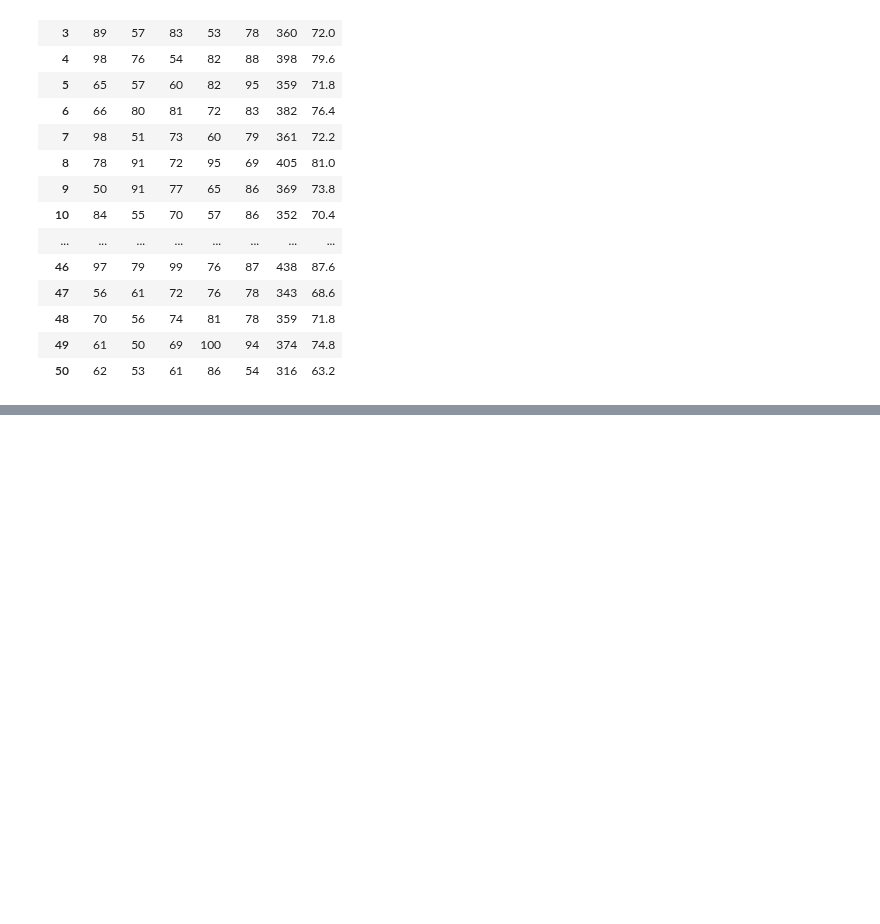
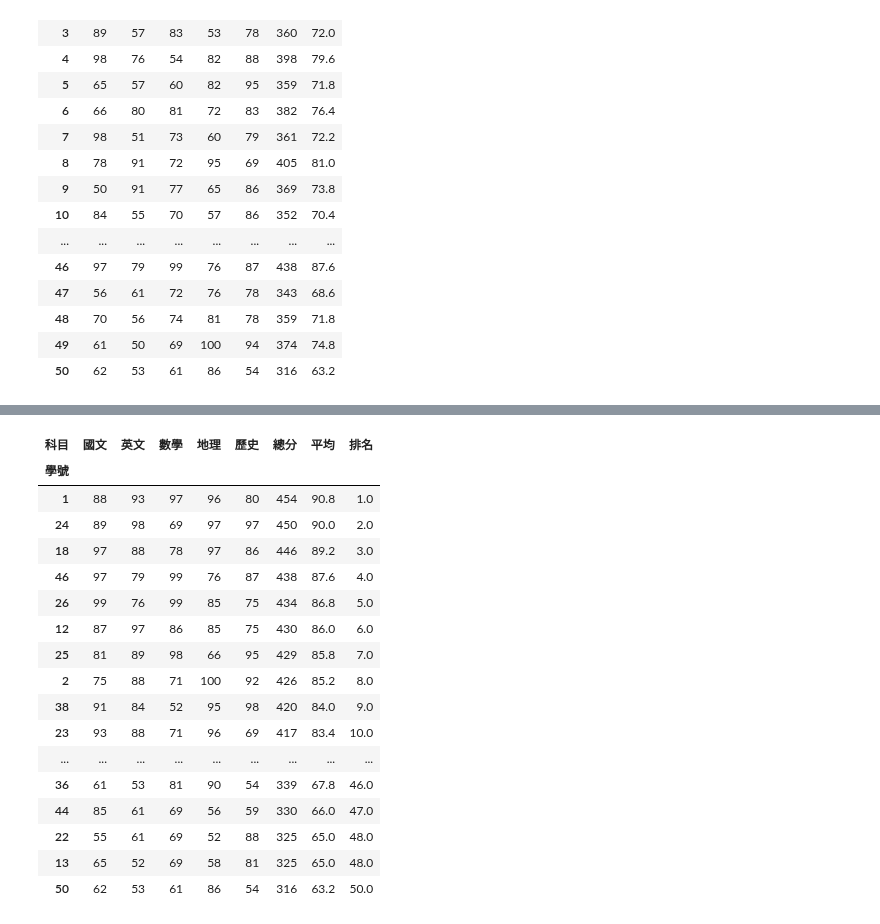
Before and after one commit to chainmine55/2023_11_16Python, a Jupyter notebook: lesson19/lesson19_1.ipynb, the cells around one changed output, grey strips where cells are left out. Drawn from its saved outputs; the diff is of its cells as text; code cells hidden in the pictures; blank space fills up the shorter version.

```diff
--- a/lesson19/lesson19_1.ipynb
+++ b/lesson19/lesson19_1.ipynb
@@ -141,0 +164,21 @@ scores_pd
+# %%
+scores_pd.sort_values(by='排名')
+# %% [output]
+| 科目 | 國文 | 英文 | 數學 | 地理 | 歷史 | 總分 | 平均 | 排名 |
+| 學號 |  |  |  |  |  |  |  |  |
+| 1 | 88 | 93 | 97 | 96 | 80 | 454 | 90.8 | 1.0 |
+| 24 | 89 | 98 | 69 | 97 | 97 | 450 | 90.0 | 2.0 |
+| 18 | 97 | 88 | 78 | 97 | 86 | 446 | 89.2 | 3.0 |
+| 46 | 97 | 79 | 99 | 76 | 87 | 438 | 87.6 | 4.0 |
+| 26 | 99 | 76 | 99 | 85 | 75 | 434 | 86.8 | 5.0 |
+| 12 | 87 | 97 | 86 | 85 | 75 | 430 | 86.0 | 6.0 |
+| 25 | 81 | 89 | 98 | 66 | 95 | 429 | 85.8 | 7.0 |
+| 2 | 75 | 88 | 71 | 100 | 92 | 426 | 85.2 | 8.0 |
+| 38 | 91 | 84 | 52 | 95 | 98 | 420 | 84.0 | 9.0 |
+| 23 | 93 | 88 | 71 | 96 | 69 | 417 | 83.4 | 10.0 |
+| ... | ... | ... | ... | ... | ... | ... | ... | ... |
+| 36 | 61 | 53 | 81 | 90 | 54 | 339 | 67.8 | 46.0 |
+| 44 | 85 | 61 | 69 | 56 | 59 | 330 | 66.0 | 47.0 |
+| 22 | 55 | 61 | 69 | 52 | 88 | 325 | 65.0 | 48.0 |
+| 13 | 65 | 52 | 69 | 58 | 81 | 325 | 65.0 | 48.0 |
+| 50 | 62 | 53 | 61 | 86 | 54 | 316 | 63.2 | 50.0 |
```
Also changed, not shown: parts of 1 cell of this notebook.
